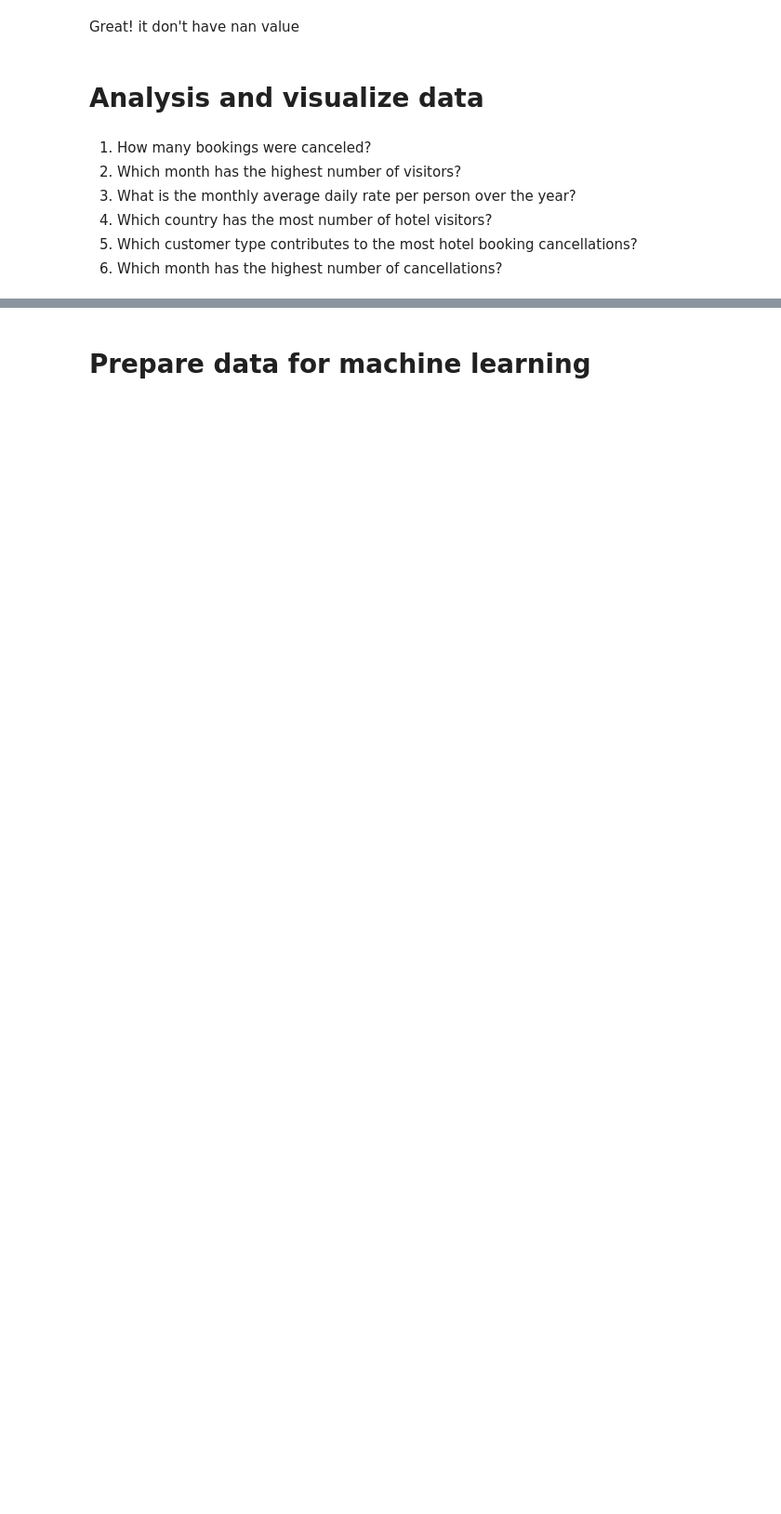
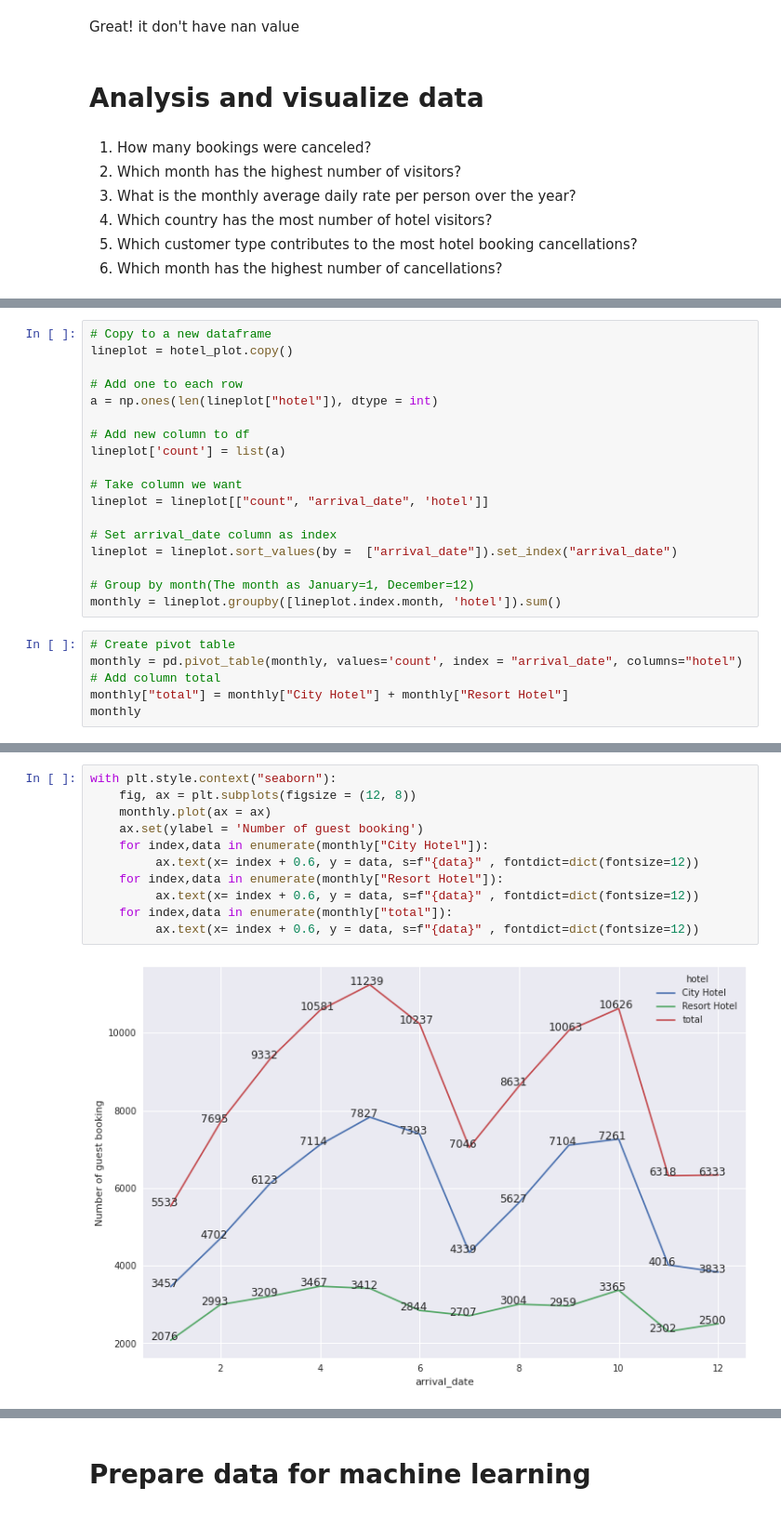
Before and after one commit to huy105/Hotel-booking-classify, a Jupyter notebook: HotelClassify.ipynb, the cells around one changed output, grey strips where cells are left out. Shown at 93% size. Cells and saved outputs as stored; diff of their text form; blank space fills up the shorter version.

```diff
--- a/HotelClassify.ipynb
+++ b/HotelClassify.ipynb
@@ -272,0 +418,24 @@ array([0.175, 1.175])
+# %%
+# Copy to a new dataframe
+lineplot = hotel_plot.copy()
+
+# Add one to each row
+a = np.ones(len(lineplot["hotel"]), dtype = int)
+
+# Add new column to df
+lineplot['count'] = list(a)
+
+# Take column we want
+lineplot = lineplot[["count", "arrival_date", 'hotel']]
+
+# Set arrival_date column as index
+lineplot = lineplot.sort_values(by =  ["arrival_date"]).set_index("arrival_date")
+
+# Group by month(The month as January=1, December=12)
+monthly = lineplot.groupby([lineplot.index.month, 'hotel']).sum()
+# %%
+# Create pivot table
+monthly = pd.pivot_table(monthly, values='count', index = "arrival_date", columns="hotel")
+# Add column total
+monthly["total"] = monthly["City Hotel"] + monthly["Resort Hotel"]
+monthly
@@ -272,0 +457,13 @@ array([0.175, 1.175])
+# %%
+with plt.style.context("seaborn"):
+    fig, ax = plt.subplots(figsize = (12, 8))
+    monthly.plot(ax = ax)
+    ax.set(ylabel = 'Number of guest booking')
+    for index,data in enumerate(monthly["City Hotel"]):
+         ax.text(x= index + 0.6, y = data, s=f"{data}" , fontdict=dict(fontsize=12))
+    for index,data in enumerate(monthly["Resort Hotel"]):
+         ax.text(x= index + 0.6, y = data, s=f"{data}" , fontdict=dict(fontsize=12))
+    for index,data in enumerate(monthly["total"]):
+         ax.text(x= index + 0.6, y = data, s=f"{data}" , fontdict=dict(fontsize=12))
+# %% [output]
+[figure, added]
```
Also changed, not shown: parts of 62 cells of this notebook.
